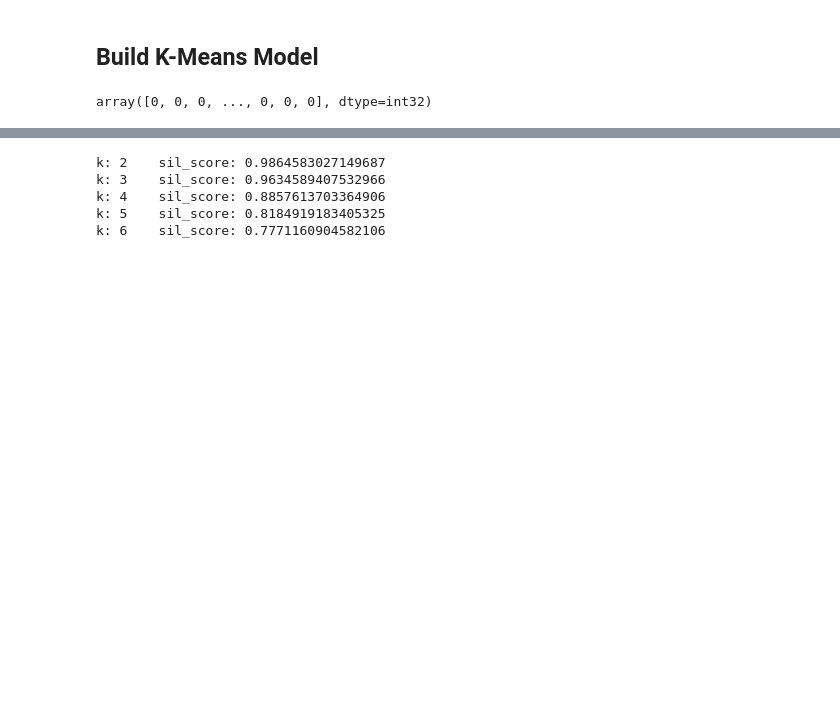
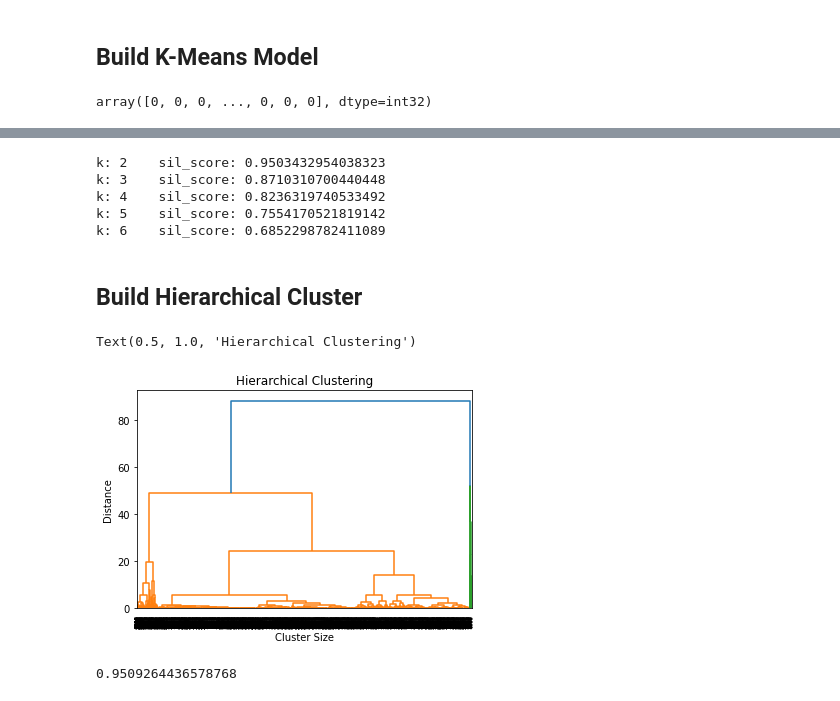
Before and after one commit to ethanpnguyen/ds4e, a Jupyter notebook: notebooks/task6.ipynb, the cells around one changed output, grey strips where cells are left out. Drawn from its saved outputs; the diff is of its cells as text; code cells hidden in the pictures; blank space fills up the shorter version.

```diff
--- a/notebooks/task6.ipynb
+++ b/notebooks/task6.ipynb
@@ -57,6 +57,12 @@ dfRtc
 | 18283.0 | 16 | 2094.88 |
 | 18287.0 | 3 | 1837.28 |
 4372 rows × 2 columns
+# %%
+# Scale data
+from sklearn.preprocessing import scale
+
+X = dfRtc
+X[X.columns] = scale(X[X.columns])
 # %%
 # Scatterplot
 
@@ -104,8 +110,36 @@ for k in [2,3,4,5,6]:
   kmeans_labels, kmeans_sil_score = cluster_kmeans(dfRtc, k)
   print(f'k: {k}\tsil_score: {kmeans_sil_score}')
 # %% [output]
-k: 2    sil_score: 0.9864583027149687
-k: 3    sil_score: 0.9634589407532966
-k: 4    sil_score: 0.8857613703364906
-k: 5    sil_score: 0.8184919183405325
-k: 6    sil_score: 0.7771160904582106
+k: 2    sil_score: 0.9503432954038323
+k: 3    sil_score: 0.8710310700440448
+k: 4    sil_score: 0.8236319740533492
+k: 5    sil_score: 0.7554170521819142
+k: 6    sil_score: 0.6852298782411089
+# %% [markdown]
+## Build Hierarchical Cluster
+# %%
+# Visualize the dendrogram
+
+from scipy.cluster import hierarchy
+
+Z = hierarchy.linkage(X,'ward')
+
+hierarchy.dendrogram(Z)
+plt.xlabel('Cluster Size')
+plt.ylabel('Distance')
+plt.title('Hierarchical Clustering')
+# %% [output]
+Text(0.5, 1.0, 'Hierarchical Clustering')
+[figure, added]
+# %%
+# Build model
+
+from sklearn.cluster import AgglomerativeClustering
+
+mdlHrcRtc = AgglomerativeClustering(n_clusters=2)
+mdlHrcRtc.fit(X)
+mdlHrcRtc.labels_
+
+silhouette_score(X, mdlHrcRtc.labels_)
+# %% [output]
+0.9509264436578768
```
Also changed, not shown: parts of 11 cells of this notebook.
